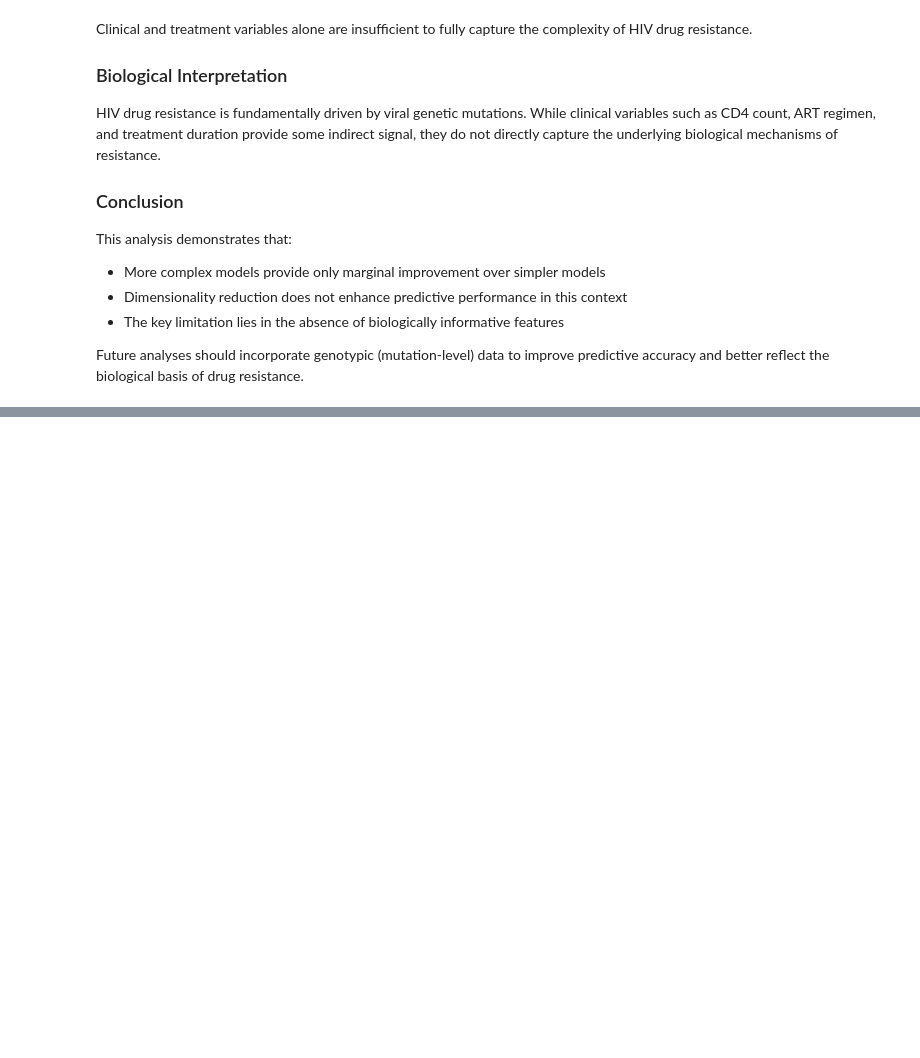
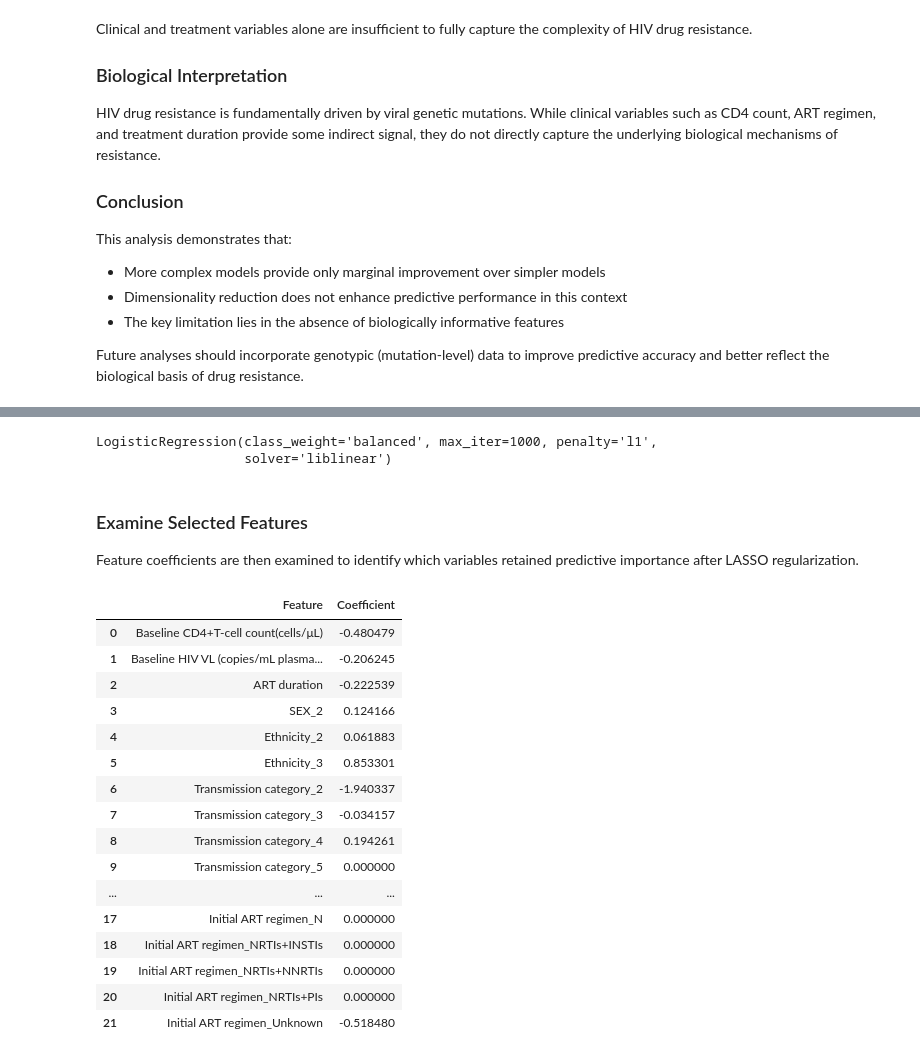
Before and after one commit to BakkaWilber/HIV_Drug_Resistance_ML, a Jupyter notebook: notebooks/hiv_drug_resistance_analysis.ipynb.ipynb, the cells around one changed output, grey strips where cells are left out. Drawn from its saved outputs; the diff is of its cells as text; code cells hidden in the pictures; blank space fills up the shorter version.

```diff
--- a/notebooks/hiv_drug_resistance_analysis.ipynb.ipynb
+++ b/notebooks/hiv_drug_resistance_analysis.ipynb.ipynb
@@ -784,0 +886,41 @@ Future analyses should incorporate genotypic (mutation-level) data to improve pr
+# %%
+lasso_lr = LogisticRegression(
+    penalty='l1',
+    solver='liblinear',
+    class_weight='balanced',
+    max_iter=1000
+)
+
+lasso_lr.fit(X_train, y_train)
+# %% [output]
+LogisticRegression(class_weight='balanced', max_iter=1000, penalty='l1',
+                   solver='liblinear')
+# %% [markdown]
+### Examine Selected Features
+
+Feature coefficients are then examined to identify which variables retained predictive importance after LASSO regularization.
+# %%
+lasso_coefficients = pd.DataFrame({
+    'Feature': X.columns,
+    'Coefficient': lasso_lr.coef_[0]
+})
+
+lasso_coefficients
+# %% [output]
+|  | Feature | Coefficient |
+| 0 | Baseline CD4+T-cell count(cells/μL) | -0.480479 |
+| 1 | Baseline HIV VL (copies/mL plasma... | -0.206245 |
+| 2 | ART duration | -0.222539 |
+| 3 | SEX_2 | 0.124166 |
+| 4 | Ethnicity_2 | 0.061883 |
+| 5 | Ethnicity_3 | 0.853301 |
+| 6 | Transmission category_2 | -1.940337 |
+| 7 | Transmission category_3 | -0.034157 |
+| 8 | Transmission category_4 | 0.194261 |
+| 9 | Transmission category_5 | 0.000000 |
+| ... | ... | ... |
+| 17 | Initial ART regimen_N | 0.000000 |
+| 18 | Initial ART regimen_NRTIs+INSTIs | 0.000000 |
+| 19 | Initial ART regimen_NRTIs+NNRTIs | 0.000000 |
+| 20 | Initial ART regimen_NRTIs+PIs | 0.000000 |
+| 21 | Initial ART regimen_Unknown | -0.518480 |
```
Also changed, not shown: parts of 30 cells of this notebook.
